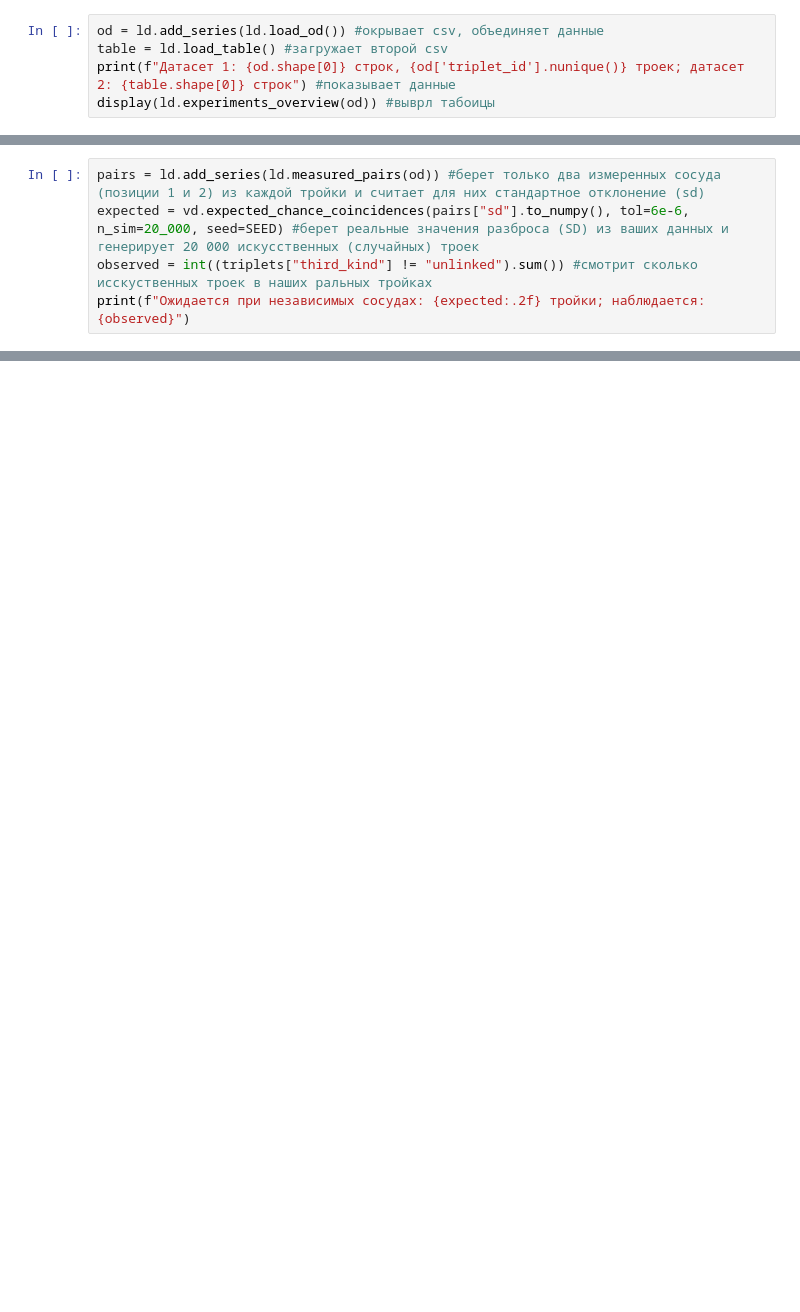
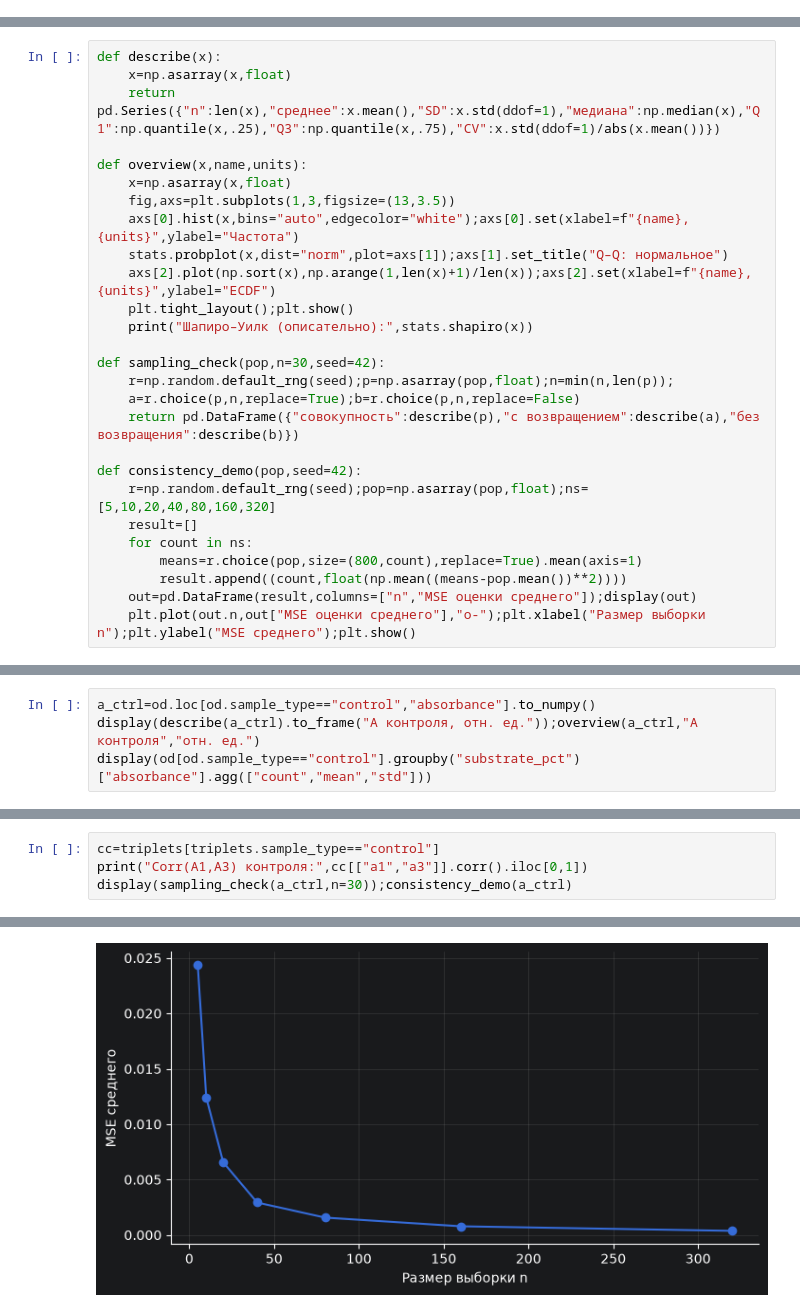
Before and after one commit to galipusa2007-hash/Python_StatLab1, a Jupyter notebook: lab01_sprint1.ipynb, the cells around one changed output, grey strips where cells are left out. Saved outputs shown, nothing was run; the diff lists cells and outputs as text; blank space fills up the shorter version.

```diff
--- a/lab01_sprint1.ipynb
+++ b/lab01_sprint1.ipynb
@@ -107,5 +0,0 @@ $$\ln A_{ij} = \ln \mu(T, \mathrm{pH}, C, t, E, k) + \delta_{ij}, \qquad \mathbb
-# %%
-od = ld.add_series(ld.load_od()) #окрывает csv, объединяет данные
-table = ld.load_table() #загружает второй csv
-print(f"Датасет 1: {od.shape[0]} строк, {od['triplet_id'].nunique()} троек; датасет 2: {table.shape[0]} строк") #показывает данные
-display(ld.experiments_overview(od)) #выврл табоицы
@@ -200,5 +0,0 @@ display(examples[["row_id", "sample_type", "substrate_pct", "time_min", "positio
-# %%
-pairs = ld.add_series(ld.measured_pairs(od)) #берет только два измеренных сосуда (позиции 1 и 2) из каждой тройки и считает для них стандартное отклонение (sd)
-expected = vd.expected_chance_coincidences(pairs["sd"].to_numpy(), tol=6e-6, n_sim=20_000, seed=SEED) #берет реальные значения разброса (SD) из ваших данных и генерирует 20 000 искусственных (случайных) троек
-observed = int((triplets["third_kind"] != "unlinked").sum()) #смотрит сколько исскуственных троек в наших ральных тройках
-print(f"Ожидается при независимых сосудах: {expected:.2f} тройки; наблюдается: {observed}")
@@ -2024,0 +76,27 @@ print(f"Проверено гипотез: {len(hyp)}; отвергнуто по
+# %%
+def describe(x):
+    x=np.asarray(x,float)
+    return pd.Series({"n":len(x),"среднее":x.mean(),"SD":x.std(ddof=1),"медиана":np.median(x),"Q1":np.quantile(x,.25),"Q3":np.quantile(x,.75),"CV":x.std(ddof=1)/abs(x.mean())})
+
+def overview(x,name,units):
+    x=np.asarray(x,float)
+    fig,axs=plt.subplots(1,3,figsize=(13,3.5))
+    axs[0].hist(x,bins="auto",edgecolor="white");axs[0].set(xlabel=f"{name}, {units}",ylabel="Частота")
+    stats.probplot(x,dist="norm",plot=axs[1]);axs[1].set_title("Q–Q: нормальное")
+    axs[2].plot(np.sort(x),np.arange(1,len(x)+1)/len(x));axs[2].set(xlabel=f"{name}, {units}",ylabel="ECDF")
+    plt.tight_layout();plt.show()
+    print("Шапиро–Уилк (описательно):",stats.shapiro(x))
+
+def sampling_check(pop,n=30,seed=42):
+    r=np.random.default_rng(seed);p=np.asarray(pop,float);n=min(n,len(p));
+    a=r.choice(p,n,replace=True);b=r.choice(p,n,replace=False)
+    return pd.DataFrame({"совокупность":describe(p),"с возвращением":describe(a),"без возвращения":describe(b)})
+
+def consistency_demo(pop,seed=42):
+    r=np.random.default_rng(seed);pop=np.asarray(pop,float);ns=[5,10,20,40,80,160,320]
+    result=[]
+    for count in ns:
+        means=r.choice(pop,size=(800,count),replace=True).mean(axis=1)
+        result.append((count,float(np.mean((means-pop.mean())**2))))
+    out=pd.DataFrame(result,columns=["n","MSE оценки среднего"]);display(out)
+    plt.plot(out.n,out["MSE оценки среднего"],"o-");plt.xlabel("Размер выборки n");plt.ylabel("MSE среднего");plt.show()
@@ -2024,0 +108,4 @@ print(f"Проверено гипотез: {len(hyp)}; отвергнуто по
+# %%
+a_ctrl=od.loc[od.sample_type=="control","absorbance"].to_numpy()
+display(describe(a_ctrl).to_frame("A контроля, отн. ед."));overview(a_ctrl,"A контроля","отн. ед.")
+display(od[od.sample_type=="control"].groupby("substrate_pct")["absorbance"].agg(["count","mean","std"]))
@@ -2024,0 +133,5 @@ print(f"Проверено гипотез: {len(hyp)}; отвергнуто по
+# %%
+cc=triplets[triplets.sample_type=="control"]
+print("Corr(A1,A3) контроля:",cc[["a1","a3"]].corr().iloc[0,1])
+display(sampling_check(a_ctrl,n=30));consistency_demo(a_ctrl)
+# %% [output]
@@ -2024,0 +155 @@ print(f"Проверено гипотез: {len(hyp)}; отвергнуто по
+[figure, added]
```
Also changed, not shown: parts of 130 cells of this notebook.
